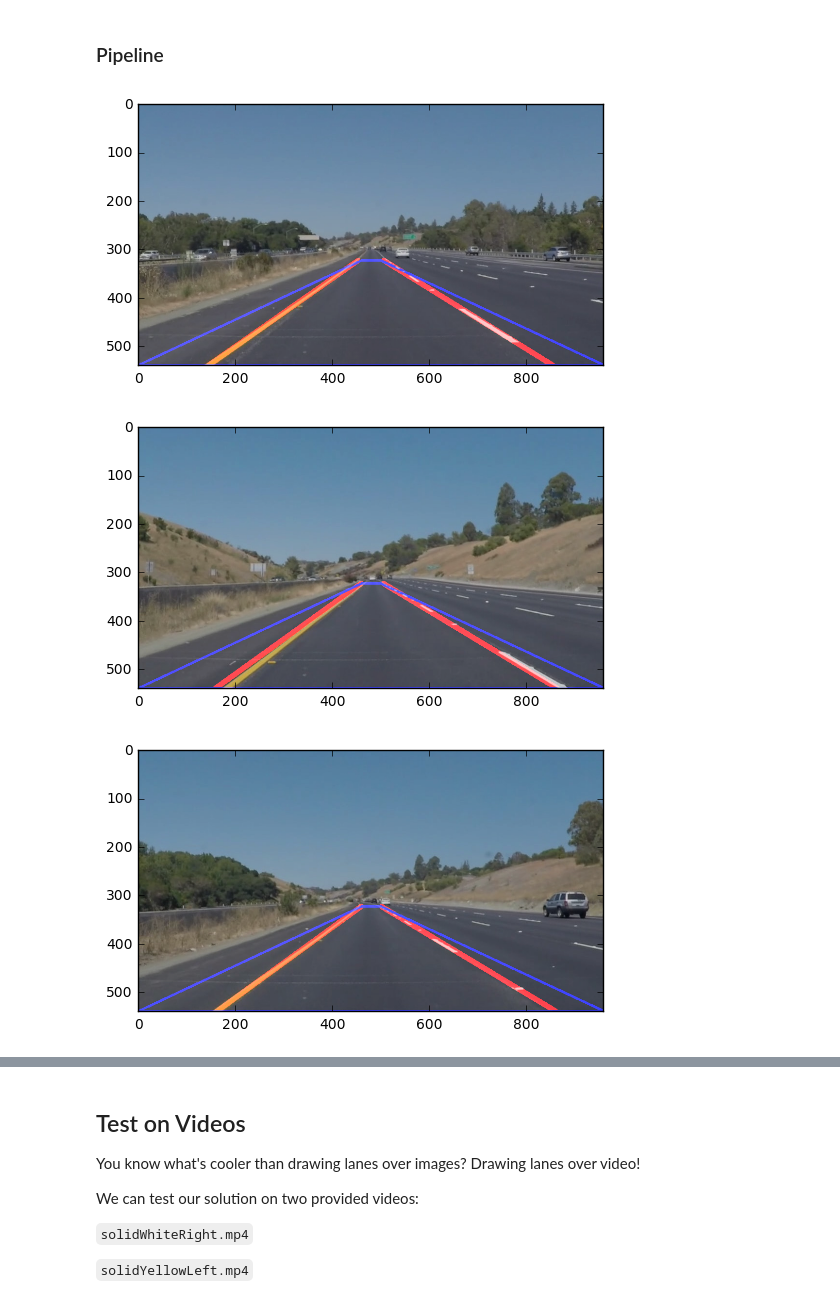
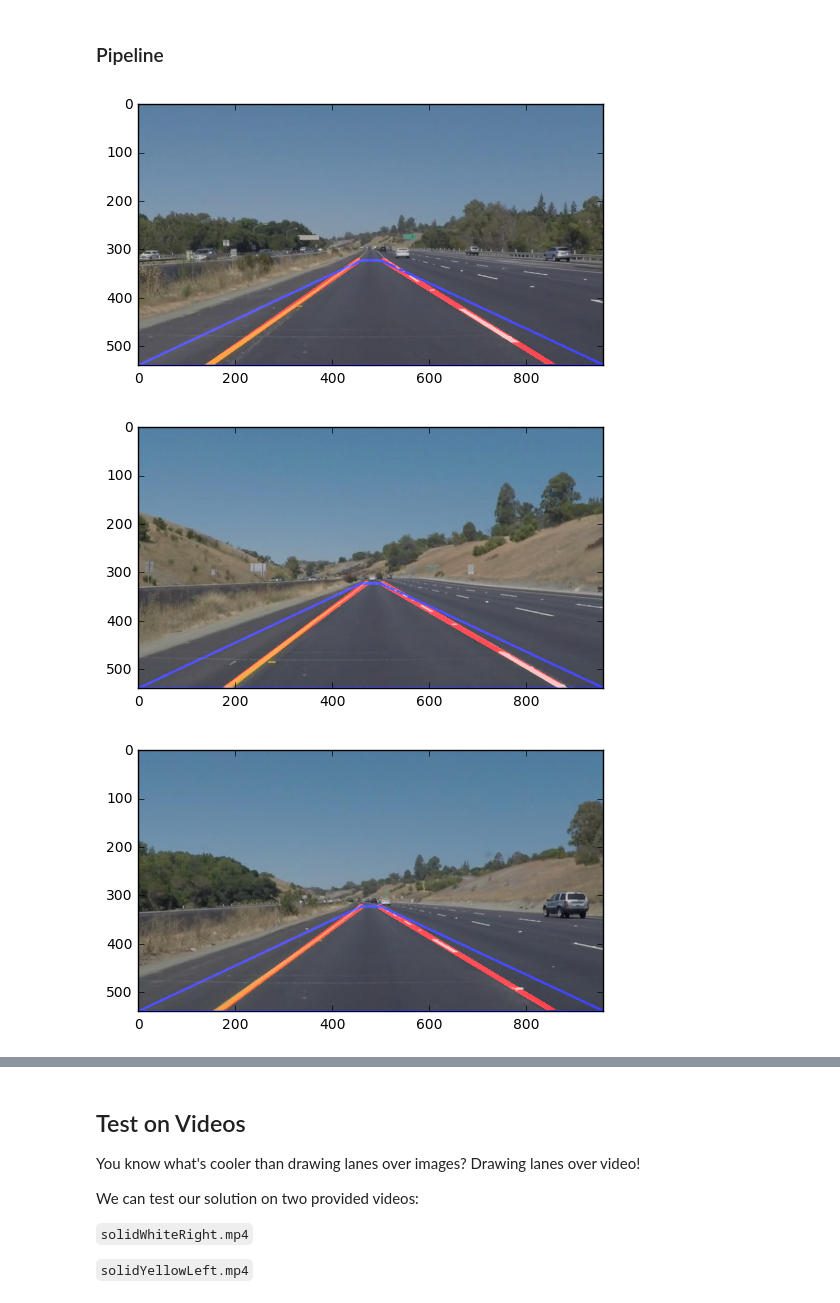
Before and after one commit to vfcosta/CarND-LaneLines-P1, a Jupyter notebook: P1.ipynb, the cells around one changed output, grey strips where cells are left out. Drawn from its saved outputs; the diff is of its cells as text; code cells hidden in the pictures.

Commit message:
Reset old lines to empty dict before processing videos

```diff
--- a/P1.ipynb
+++ b/P1.ipynb
@@ -269,33 +269,34 @@ min_line_length = 30 #minimum number of pixels making up a line
 max_line_gap = 20    # maximum gap in pixels between connectable line segments
 
 test_images = os.listdir("test_images/")
 for test_image in test_images:
+    old_lines = {}
     # do not process images started with processed prefix
     if test_image.startswith("processed_"):
         continue
     # reading in an image
     image = mpimg.imread("test_images/" + test_image)
     # convert to grayscale
     gray = grayscale(image)
     # apply gaussian blur
     blur_gray = gaussian_blur(gray, gaussian_kernel_size)
     # use canny to detect edges
     edges = canny(blur_gray, canny_low_threshold, canny_high_threshold)
     # apply mask
     vertices = np.array([[(0,image.shape[0]),(image.shape[1]/2 - 20, image.shape[0]*0.6), (image.shape[1]/2 + 20, image.shape[0]*0.6), (image.shape[1],image.shape[0])]], dtype=np.int32)
     masked_edges = region_of_interest(edges, vertices)
     # detect lines
     lines = hough_lines(masked_edges, rho, theta, threshold, min_line_length, max_line_gap)
     # draw region of interest into lines image
     cv2.polylines(lines, vertices, True, (0, 0, 255), 3)
     # combine lines image with original
     result = weighted_img(lines, image)
     # final plot
     plt.imshow(result)
     plt.show()
     cv2.imwrite("test_images/" + "processed_" + test_image, cv2.cvtColor(result, cv2.COLOR_BGR2RGB))
 # %% [output]
 [figure]
-[figure, old version]
+[figure, new version]
 [figure]
 [figure]
```
Also changed, not shown: parts of 2 cells of this notebook.
